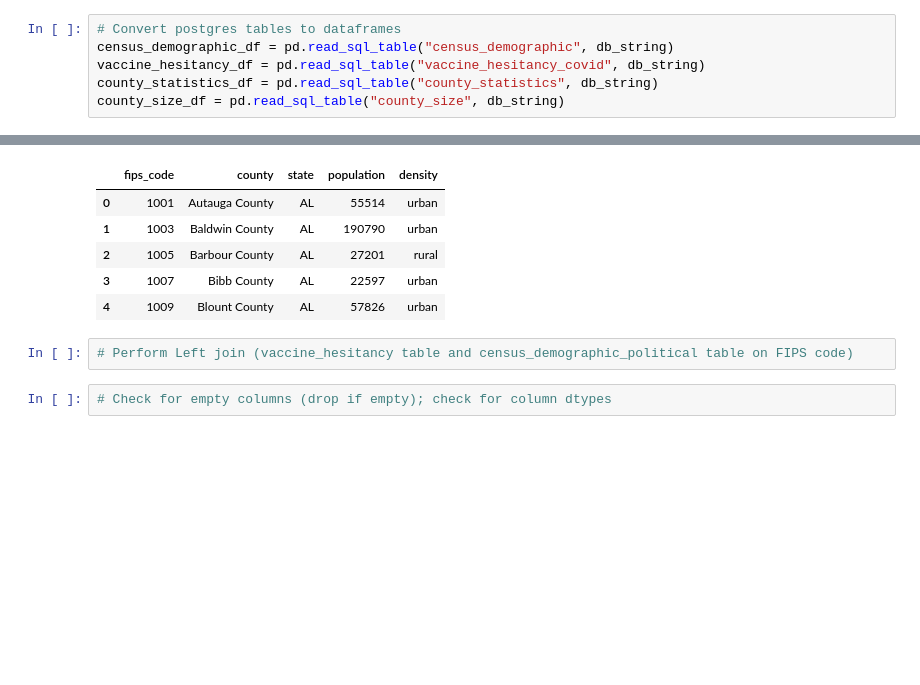
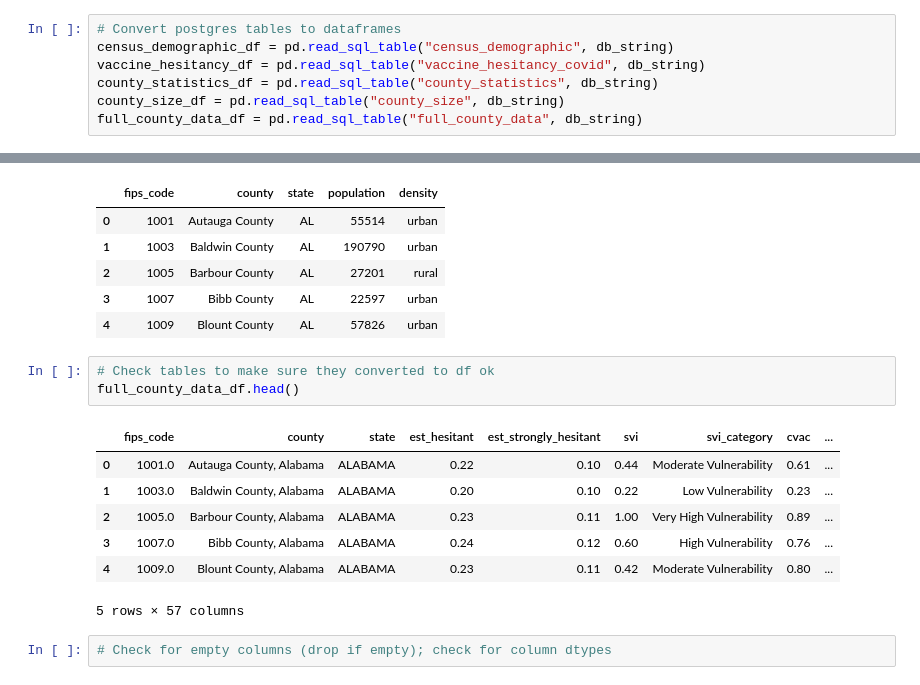
Before and after one commit to jbalooshie/covid-19-vaccine-hesitancy, a Jupyter notebook: DB_connection_to_ml_model.ipynb, the cells around one changed output, grey strips where cells are left out. Drawn from its saved outputs; the diff is of its cells as text; blank space fills up the shorter version.

```diff
--- a/DB_connection_to_ml_model.ipynb
+++ b/DB_connection_to_ml_model.ipynb
@@ -17,6 +17,7 @@ census_demographic_df = pd.read_sql_table("census_demographic", db_string)
 vaccine_hesitancy_df = pd.read_sql_table("vaccine_hesitancy_covid", db_string)
 county_statistics_df = pd.read_sql_table("county_statistics", db_string)
 county_size_df = pd.read_sql_table("county_size", db_string)
+full_county_data_df = pd.read_sql_table("full_county_data", db_string)
 # %%
 # Check tables to make sure they converted to df ok
 census_demographic_df.head()
@@ -59,8 +60,17 @@ county_size_df.head()
 | 2 | 1005 | Barbour County | AL | 27201 | rural |
 | 3 | 1007 | Bibb County | AL | 22597 | urban |
 | 4 | 1009 | Blount County | AL | 57826 | urban |
-# %%
-# Perform Left join (vaccine_hesitancy table and census_demographic_political table on FIPS code)
+# %%
+# Check tables to make sure they converted to df ok
+full_county_data_df.head()
+# %% [output]
+|  | fips_code | county | state | est_hesitant | est_strongly_hesitant | svi | svi_category | cvac | ... |
+| 0 | 1001.0 | Autauga County, Alabama | ALABAMA | 0.22 | 0.10 | 0.44 | Moderate Vulnerability | 0.61 | ... |
+| 1 | 1003.0 | Baldwin County, Alabama | ALABAMA | 0.20 | 0.10 | 0.22 | Low Vulnerability | 0.23 | ... |
+| 2 | 1005.0 | Barbour County, Alabama | ALABAMA | 0.23 | 0.11 | 1.00 | Very High Vulnerability | 0.89 | ... |
+| 3 | 1007.0 | Bibb County, Alabama | ALABAMA | 0.24 | 0.12 | 0.60 | High Vulnerability | 0.76 | ... |
+| 4 | 1009.0 | Blount County, Alabama | ALABAMA | 0.23 | 0.11 | 0.42 | Moderate Vulnerability | 0.80 | ... |
+5 rows × 57 columns
 # %%
 # Check for empty columns (drop if empty); check for column dtypes
 # %%
```
Also changed, not shown: parts of 2 cells of this notebook, 3 other files.
